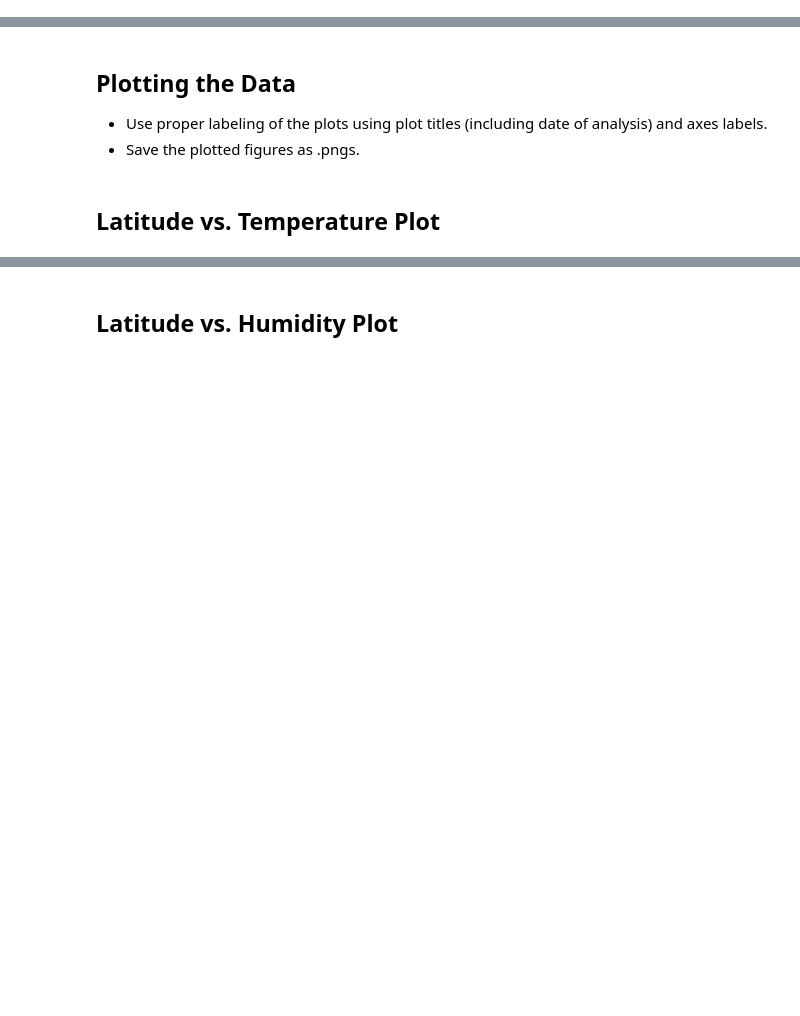
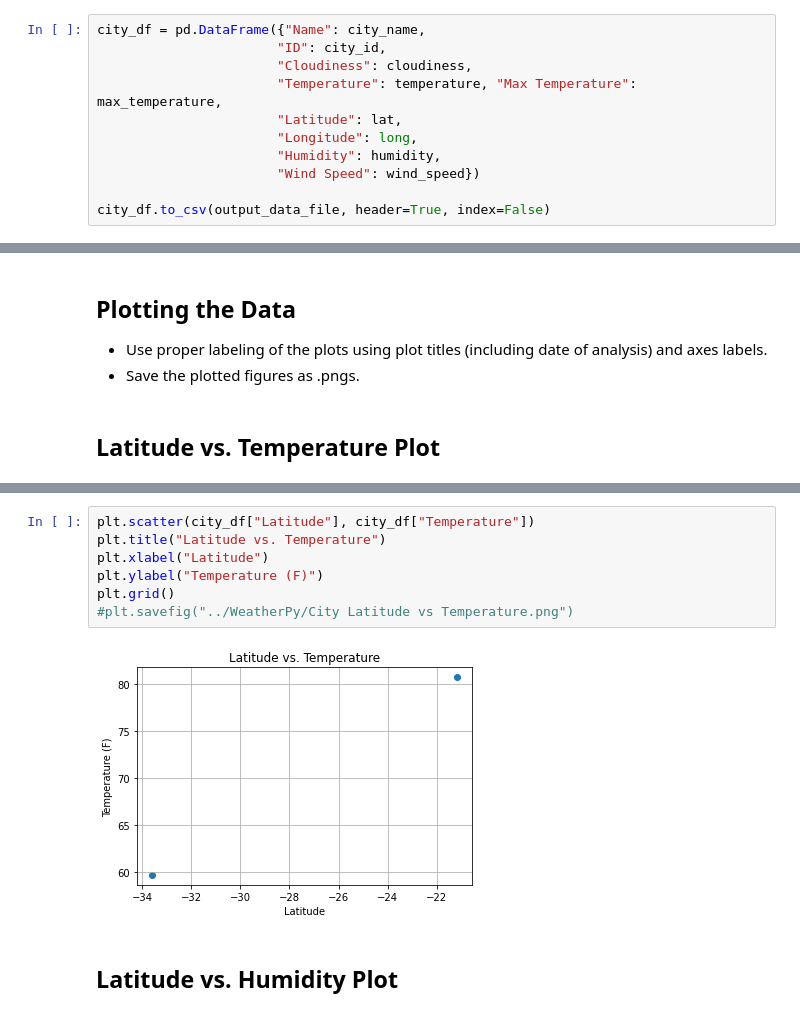
Before and after one commit to vyshnalluri/Python-API-Challenge, a Jupyter notebook: WeatherPy/WeatherPy.ipynb, the cells around one changed output, grey strips where cells are left out. Drawn from its saved outputs; the diff is of its cells as text; blank space fills up the shorter version.

```diff
--- a/WeatherPy/WeatherPy.ipynb
+++ b/WeatherPy/WeatherPy.ipynb
@@ -98,3 +127,14 @@ Data Retrieval Complete
+# %%
+city_df = pd.DataFrame({"Name": city_name,
+                       "ID": city_id,
+                       "Cloudiness": cloudiness,
+                       "Temperature": temperature, "Max Temperature": max_temperature,
+                       "Latitude": lat,
+                       "Longitude": long,
+                       "Humidity": humidity,
+                       "Wind Speed": wind_speed})
+
+city_df.to_csv(output_data_file, header=True, index=False)
 # %% [markdown]
 ## Inspect the data and remove the cities where the humidity > 100%.
 ----
@@ -136,2 +169,11 @@ Int64Index([], dtype='int64')
+# %%
+plt.scatter(city_df["Latitude"], city_df["Temperature"])
+plt.title("Latitude vs. Temperature")
+plt.xlabel("Latitude")
+plt.ylabel("Temperature (F)")
+plt.grid()
+#plt.savefig("../WeatherPy/City Latitude vs Temperature.png")
+# %% [output]
+[figure, added]
 # %% [markdown]
 ## Latitude vs. Humidity Plot
```
Also changed, not shown: parts of 37 cells of this notebook, 2 other files.
